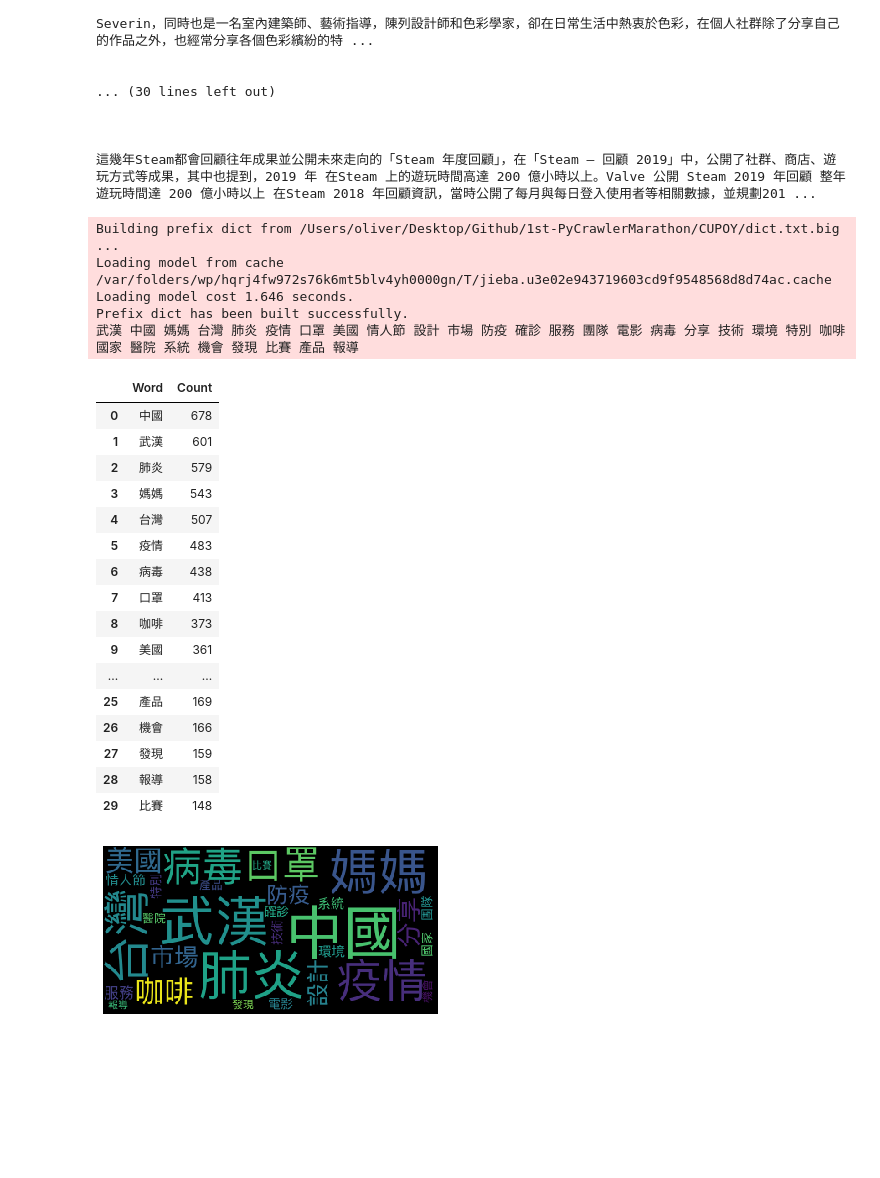
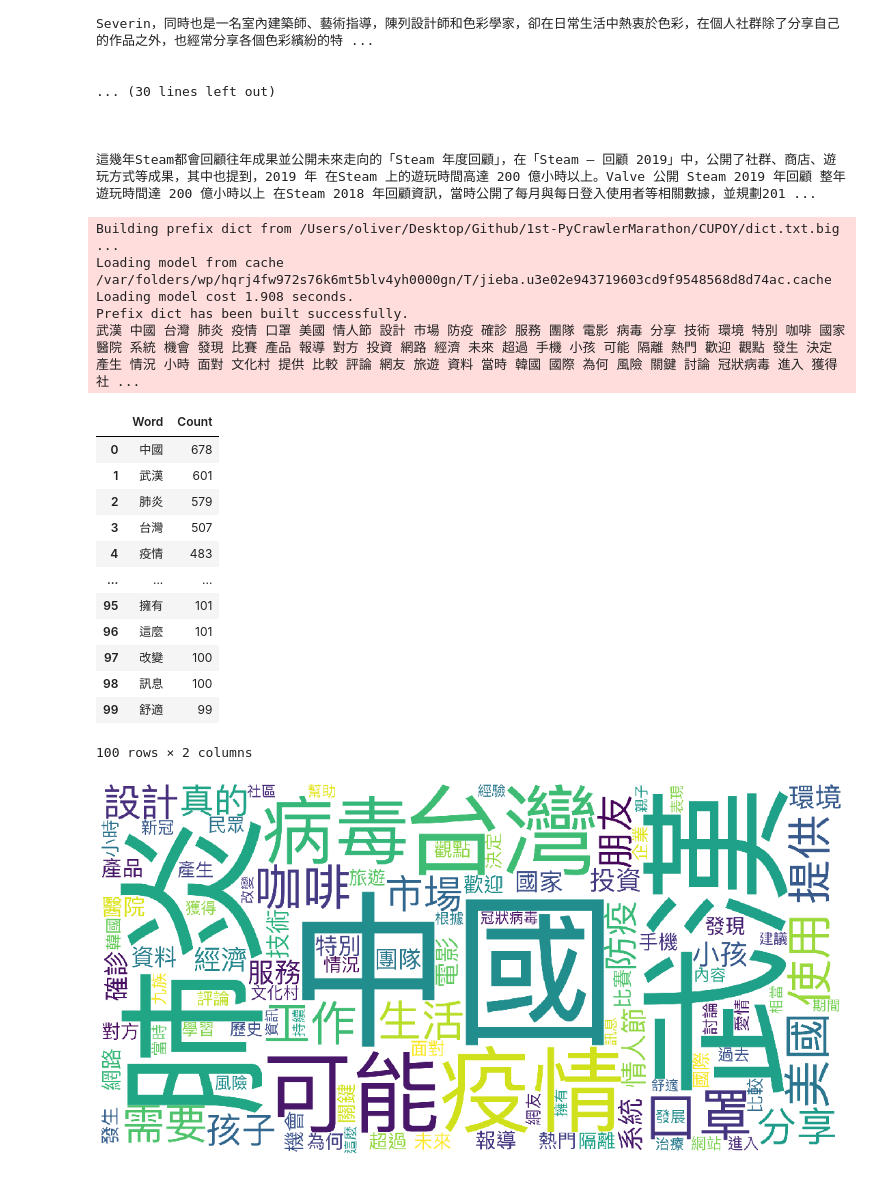
Before and after one commit to oliverhua/1st-PyCrawlerMarathon, a Jupyter notebook: CUPOY/cupoy.ipynb, the cells around one changed output. Cells and saved outputs as stored; diff of their text form; code cells hidden in the pictures; blank space fills up the shorter version.

```diff
--- a/CUPOY/cupoy.ipynb
+++ b/CUPOY/cupoy.ipynb
@@ -128,14 +128,14 @@ with open('content.txt', 'w') as f:
     f.write(content)
 
 jieba.analyse.set_stop_words("stop_words.txt")
-tags = jieba.analyse.extract_tags(content, 30)
+tags = jieba.analyse.extract_tags(content, 100)
 print(" ".join(tags))
 # %% [output]
 Building prefix dict from /Users/oliver/Desktop/Github/1st-PyCrawlerMarathon/CUPOY/dict.txt.big ...
 Loading model from cache /var/folders/wp/hqrj4fw972s76k6mt5blv4yh0000gn/T/jieba.u3e02e943719603cd9f9548568d8d74ac.cache
-Loading model cost 1.646 seconds.
+Loading model cost 1.908 seconds.
 Prefix dict has been built successfully.
-武漢 中國 媽媽 台灣 肺炎 疫情 口罩 美國 情人節 設計 市場 防疫 確診 服務 團隊 電影 病毒 分享 技術 環境 特別 咖啡 國家 醫院 系統 機會 發現 比賽 產品 報導
+武漢 中國 台灣 肺炎 疫情 口罩 美國 情人節 設計 市場 防疫 確診 服務 團隊 電影 病毒 分享 技術 環境 特別 咖啡 國家 醫院 系統 機會 發現 比賽 產品 報導 對方 投資 網路 經濟 未來 超過 手機 小孩 可能 隔離 熱門 歡迎 觀點 發生 決定 產生 情況 小時 面對 文化村 提供 比較 評論 網友 旅遊 資料 當時 韓國 國際 為何 風險 關鍵 討論 冠狀病毒 進入 獲得 社 ...
 # %%
 table = []
 dic = {}
@@ -153,27 +153,24 @@ pd.DataFrame(table)
 | 0 | 中國 | 678 |
 | 1 | 武漢 | 601 |
 | 2 | 肺炎 | 579 |
-| 3 | 媽媽 | 543 |
-| 4 | 台灣 | 507 |
-| 5 | 疫情 | 483 |
-| 6 | 病毒 | 438 |
-| 7 | 口罩 | 413 |
-| 8 | 咖啡 | 373 |
-| 9 | 美國 | 361 |
+| 3 | 台灣 | 507 |
+| 4 | 疫情 | 483 |
 | ... | ... | ... |
-| 25 | 產品 | 169 |
-| 26 | 機會 | 166 |
-| 27 | 發現 | 159 |
-| 28 | 報導 | 158 |
-| 29 | 比賽 | 148 |
+| 95 | 擁有 | 101 |
+| 96 | 這麼 | 101 |
+| 97 | 改變 | 100 |
+| 98 | 訊息 | 100 |
+| 99 | 舒適 | 99 |
+100 rows × 2 columns
 # %%
 from wordcloud import WordCloud, STOPWORDS, ImageColorGenerator
 font = "PingFang.ttc"
-wc = WordCloud(background_color='black',font_path=font)
+wc = WordCloud(background_color='white',font_path=font, width=2000, height=1000)
 wc.generate_from_frequencies(dic)
 import matplotlib.pyplot as plt
+plt.figure( figsize=(20,10))
 plt.imshow(wc)
 plt.axis("off")
 plt.show()
 # %% [output]
-[figure, old version]
+[figure, new version]
```
Also changed, not shown: 5 other files.
